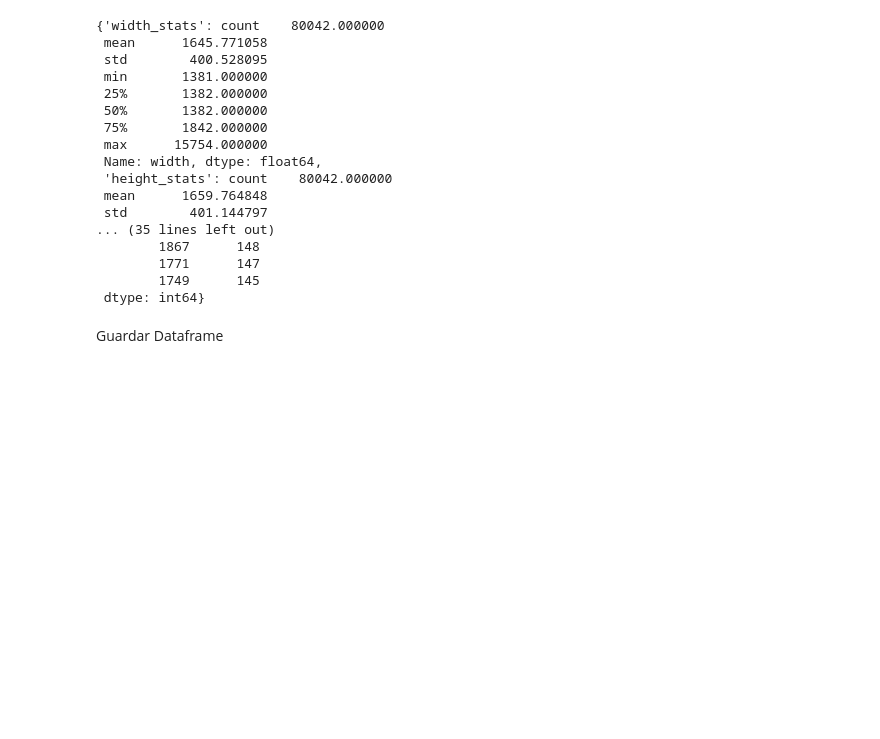
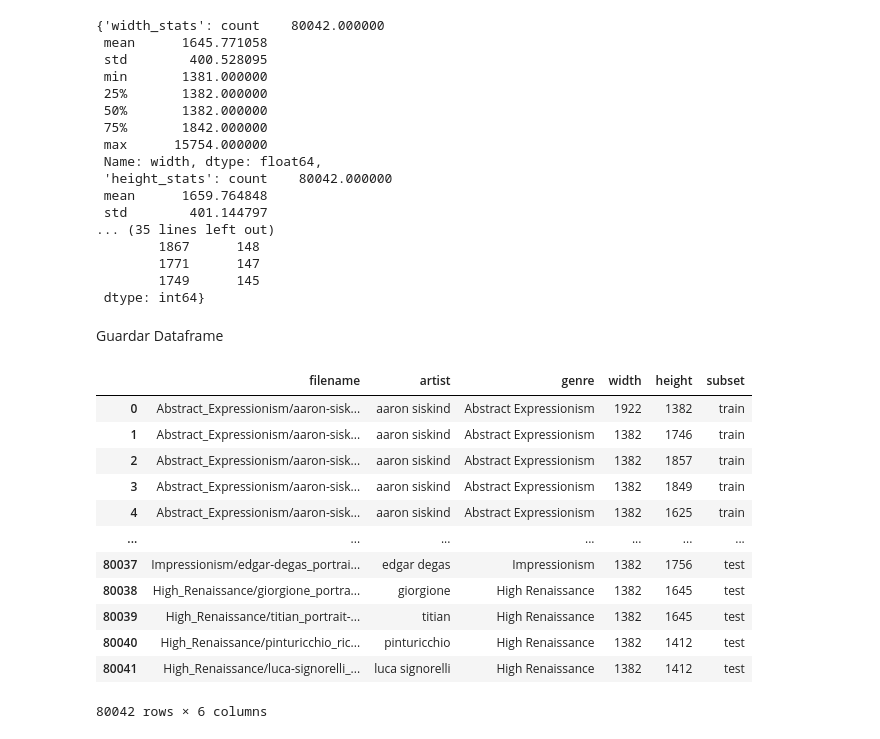
Before and after one commit to DiegoCastr00/CalculoSimilitud, a Jupyter notebook: kaggle.ipynb, the cells around one changed output. Drawn from its saved outputs; the diff is of its cells as text; code cells hidden in the pictures; blank space fills up the shorter version.

```diff
--- a/kaggle.ipynb
+++ b/kaggle.ipynb
@@ -347,5 +350,21 @@ Dimensiones basadas en la media: 1646x1660
  dtype: int64}
 # %% [markdown]
 Guardar Dataframe
+# %%
+df_subset
+# %% [output]
+|  | filename | artist | genre | width | height | subset |
+| 0 | Abstract_Expressionism/aaron-sisk... | aaron siskind | Abstract Expressionism | 1922 | 1382 | train |
+| 1 | Abstract_Expressionism/aaron-sisk... | aaron siskind | Abstract Expressionism | 1382 | 1746 | train |
+| 2 | Abstract_Expressionism/aaron-sisk... | aaron siskind | Abstract Expressionism | 1382 | 1857 | train |
+| 3 | Abstract_Expressionism/aaron-sisk... | aaron siskind | Abstract Expressionism | 1382 | 1849 | train |
+| 4 | Abstract_Expressionism/aaron-sisk... | aaron siskind | Abstract Expressionism | 1382 | 1625 | train |
+| ... | ... | ... | ... | ... | ... | ... |
+| 80037 | Impressionism/edgar-degas_portrai... | edgar degas | Impressionism | 1382 | 1756 | test |
+| 80038 | High_Renaissance/giorgione_portra... | giorgione | High Renaissance | 1382 | 1645 | test |
+| 80039 | High_Renaissance/titian_portrait-... | titian | High Renaissance | 1382 | 1645 | test |
+| 80040 | High_Renaissance/pinturicchio_ric... | pinturicchio | High Renaissance | 1382 | 1412 | test |
+| 80041 | High_Renaissance/luca-signorelli_... | luca signorelli | High Renaissance | 1382 | 1412 | test |
+80042 rows × 6 columns
 # %%
 df_subset.to_csv('dataset.csv', index=False)
```
Also changed, not shown: parts of 1 cell of this notebook.
